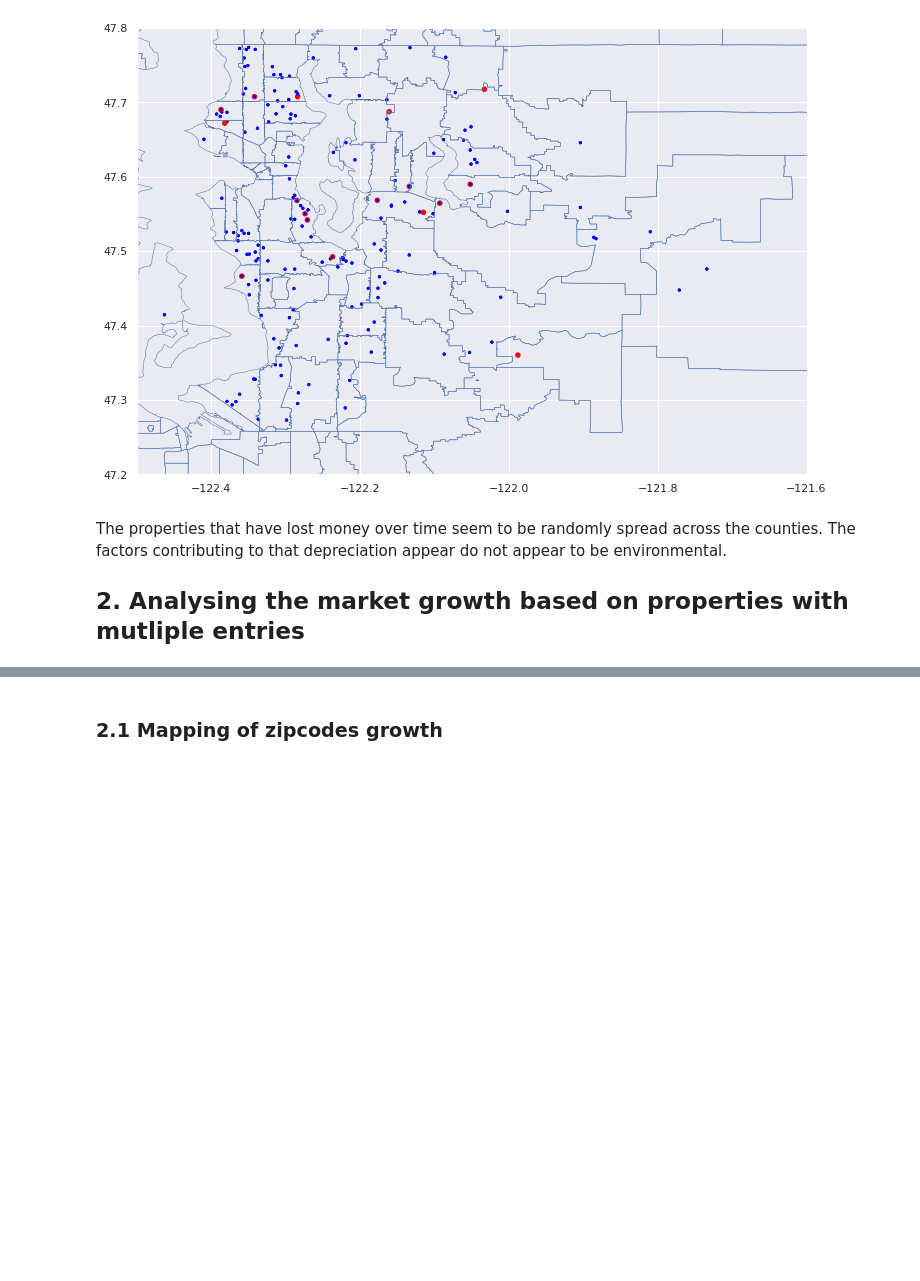
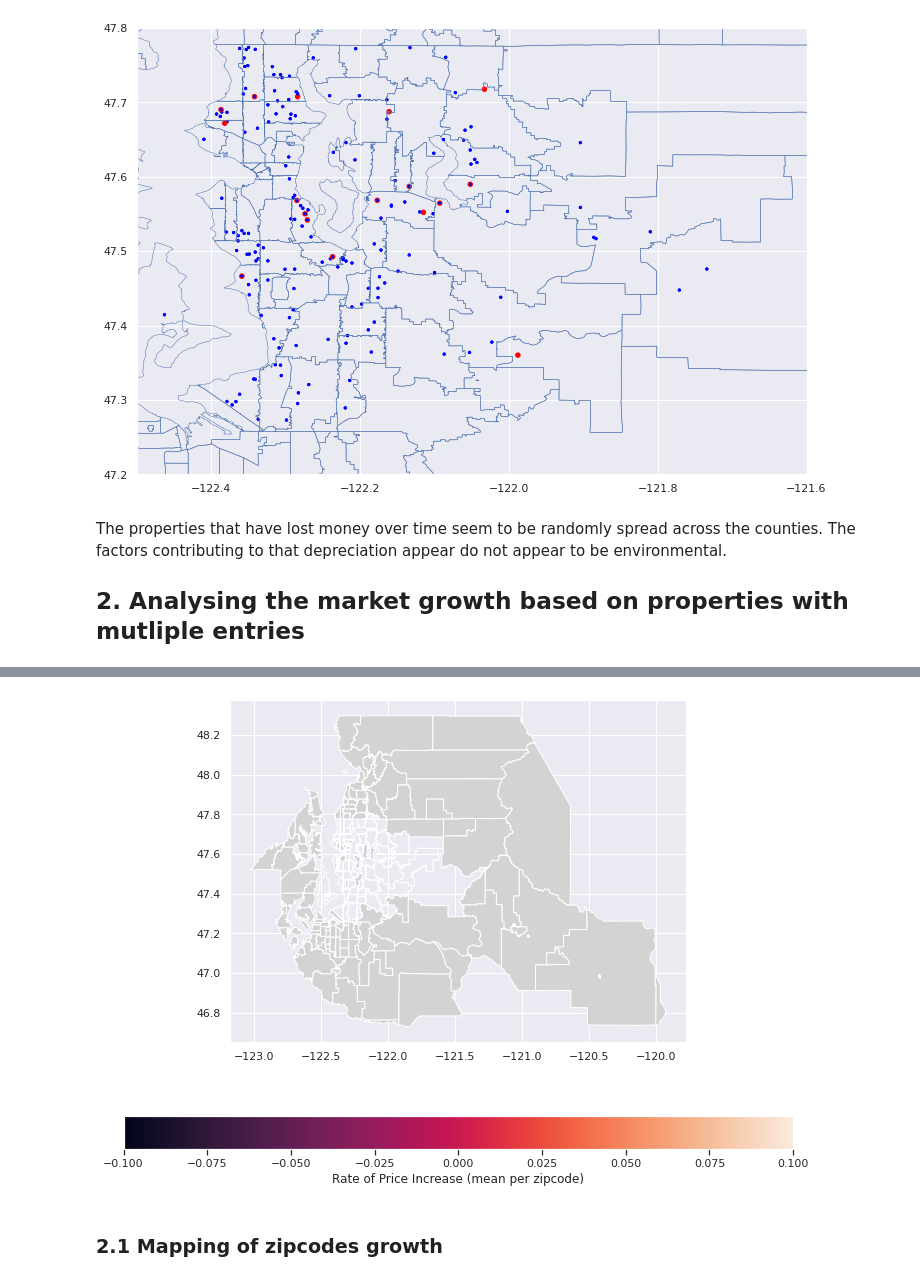
Before and after one commit to aghilissen/KayCee, a Jupyter notebook: index.ipynb, the cells around one changed output, grey strips where cells are left out. Drawn from its saved outputs; the diff is of its cells as text; code cells hidden in the pictures; blank space fills up the shorter version.

```diff
--- a/index.ipynb
+++ b/index.ipynb
@@ -365,0 +373,5 @@ chart.set_xticklabels(chart.get_xticklabels(),
+# %%
+mapkc = gpd.read_file('source/Zip_Codes/Zip_Codes.shp')
+mapkc.rename(columns={'ZIPCODE':'zipcode'}, inplace=True)
+# %%
+mapkc = mapkc.merge(hotZC, how='left', on='zipcode')
@@ -366,3 +398,15 @@ chart.set_xticklabels(chart.get_xticklabels(),
+# %%
+gdf = gpd.GeoDataFrame(mapkc, geometry='geometry')
+
+gdf.plot(column='rate_of_price_increase',
+         legend=True,
+         legend_kwds={'label': "Rate of Price Increase (mean per zipcode)",
+                     'orientation': "horizontal"
+                     },
+         missing_kwds={'color': 'lightgrey'}
+        );
+# %% [output]
+[figure, added]
 # %% [markdown]
 ### 2.1 Mapping of zipcodes growth
 # %%
```
Also changed, not shown: parts of 9 cells of this notebook.
